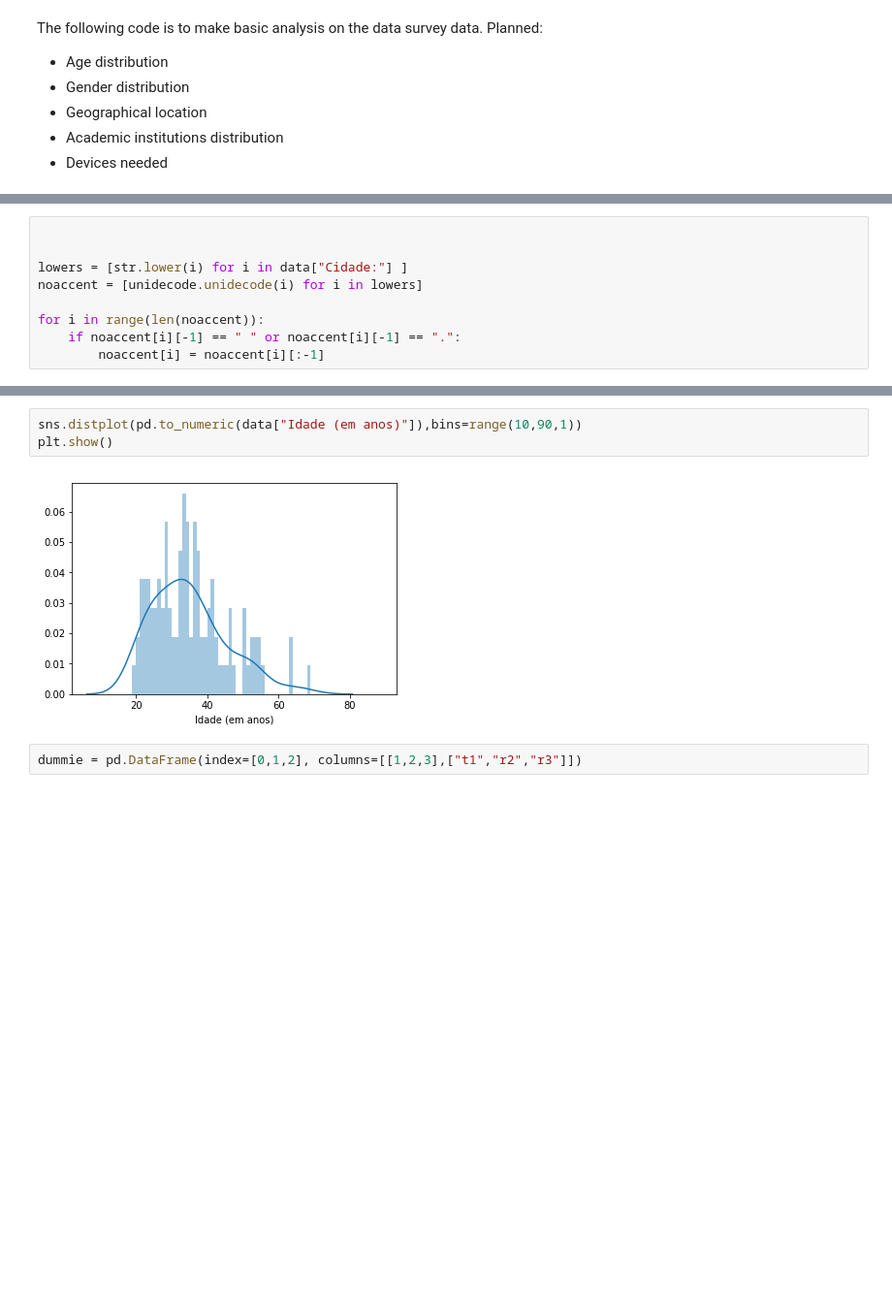
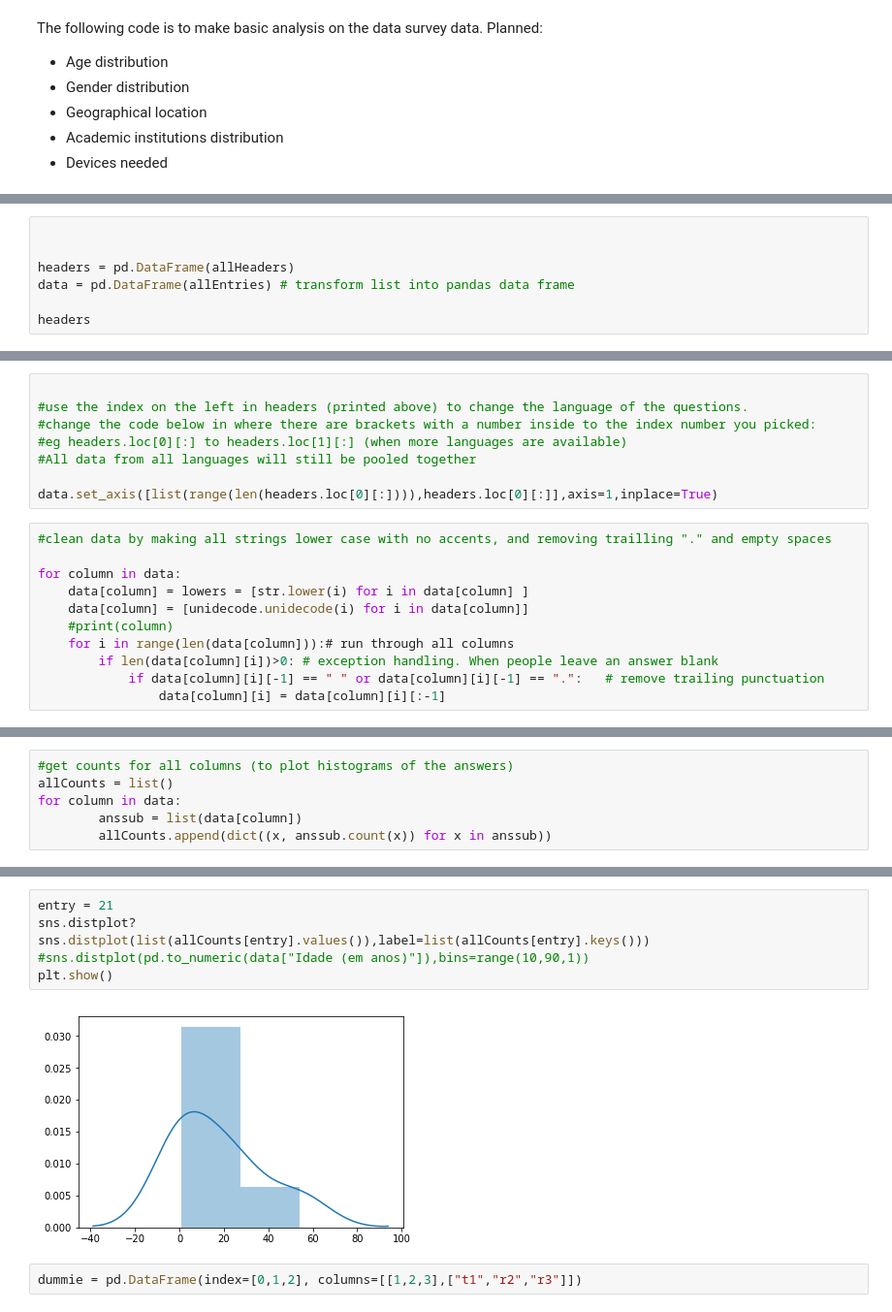
Before and after one commit to FOSH-following-demand/map_fosh_demand, a Jupyter notebook: survey/code/basic_overview.ipynb, the cells around one changed output, grey strips where cells are left out. Shown at 97% size. Cells and saved outputs as stored; diff of their text form; blank space fills up the shorter version.

Commit message:
updated analysis code, now more flexible to take multiple files and how each column is processed

```diff
--- a/survey/code/basic_overview.ipynb
+++ b/survey/code/basic_overview.ipynb
@@ -56,0 +44,7 @@ test = data["Cidade:"]
+# %%
+
+
+headers = pd.DataFrame(allHeaders)
+data = pd.DataFrame(allEntries) # transform list into pandas data frame
+
+headers
@@ -57,9 +55,19 @@ test = data["Cidade:"]
+# %%
+
+#use the index on the left in headers (printed above) to change the language of the questions.
+#change the code below in where there are brackets with a number inside to the index number you picked:
+#eg headers.loc[0][:] to headers.loc[1][:] (when more languages are available)
+#All data from all languages will still be pooled together
+
+data.set_axis([list(range(len(headers.loc[0][:]))),headers.loc[0][:]],axis=1,inplace=True)
 # %%
+#clean data by making all strings lower case with no accents, and removing trailling "." and empty spaces
 
-
-lowers = [str.lower(i) for i in data["Cidade:"] ]
-noaccent = [unidecode.unidecode(i) for i in lowers]
-
-for i in range(len(noaccent)):
-    if noaccent[i][-1] == " " or noaccent[i][-1] == ".":
-        noaccent[i] = noaccent[i][:-1]
+for column in data:
+    data[column] = lowers = [str.lower(i) for i in data[column] ]
+    data[column] = [unidecode.unidecode(i) for i in data[column]]
+    #print(column)
+    for i in range(len(data[column])):# run through all columns
+        if len(data[column][i])>0: # exception handling. When people leave an answer blank
+            if data[column][i][-1] == " " or data[column][i][-1] == ".":   # remove trailing punctuation
+                data[column][i] = data[column][i][:-1]
@@ -85,0 +74,6 @@ list(set(noaccent))
+# %%
+#get counts for all columns (to plot histograms of the answers)
+allCounts = list()
+for column in data:
+        anssub = list(data[column])
+        allCounts.append(dict((x, anssub.count(x)) for x in anssub))
@@ -86,8 +100,11 @@ list(set(noaccent))
 # %%
-sns.distplot(pd.to_numeric(data["Idade (em anos)"]),bins=range(10,90,1))
+entry = 21
+sns.distplot?
+sns.distplot(list(allCounts[entry].values()),label=list(allCounts[entry].keys()))
+#sns.distplot(pd.to_numeric(data["Idade (em anos)"]),bins=range(10,90,1))
 plt.show()
 # %% [output]
-[figure, old version]
+[figure, new version]
 # %%
 dummie = pd.DataFrame(index=[0,1,2], columns=[[1,2,3],["t1","r2","r3"]])
 # %%
```
Also changed, not shown: parts of 11 cells of this notebook.
